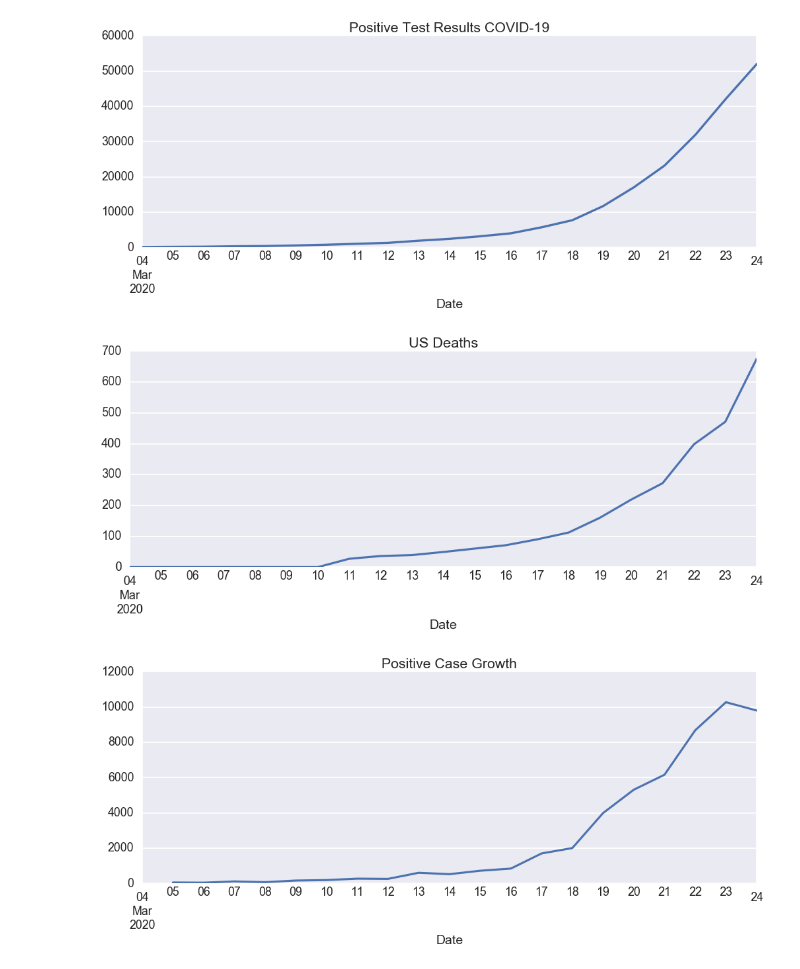
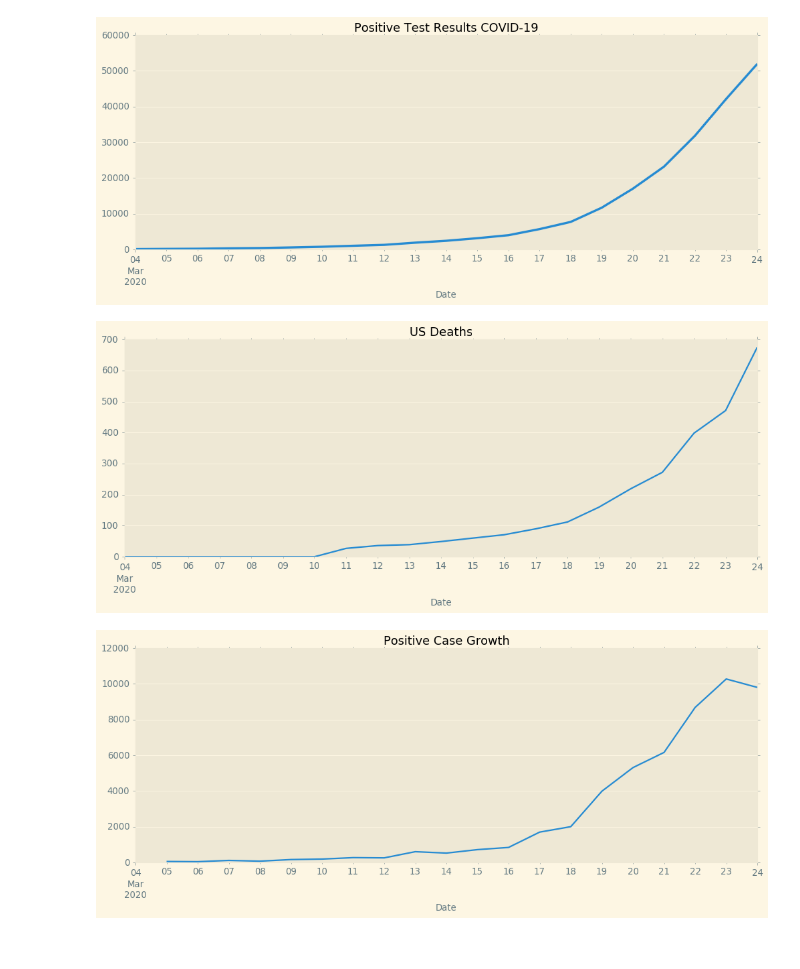
Before and after one commit to joelsewhere/covid-19, a Jupyter notebook: Coronavirus_data_tracker.ipynb, the cells around one changed output. Cells and saved outputs as stored; diff of their text form; code cells hidden in the pictures.

```diff
--- a/Coronavirus_data_tracker.ipynb
+++ b/Coronavirus_data_tracker.ipynb
@@ -140,7 +140,7 @@ plt.style.available
  'seaborn-deep']
 # %%
 ## Visualizations
-plt.style.use('seaborn-darkgrid')
+plt.style.use('Solarize_Light2')
 with open('coronavirus.json') as f:
     plotting = json.load(f)
 
@@ -221,33 +221,33 @@ today['positive_rate'] = today.Positive/today.Total
 
 rates = today.sort_values(by='positive_rate', ascending = False)
 rates = rates[['State', 'positive_rate', 'Deaths', 'Positive']]
 
 rates = rates.set_index('State')
 
 
 
 colors = [Color(pick_for=x).get_hex_l() for x in rates.index]
 
 fig = go.Figure([go.Bar(x=rates.index, y=rates.positive_rate, marker_color=colors)])
 fig.update_layout(
     title_text = 'Positive Test Rate',
     geo_scope='usa', # limite map scope to USA
 )
 fig.show()
 fig.write_image('images/positive_test_rate.png')
 
 rates['death_rate'] = rates.Deaths/rates.Positive
 
 rates = rates.sort_values(by='death_rate', ascending=False)
 
 fig = go.Figure([go.Bar(x=rates.index, y=rates.death_rate, marker_color=colors)])
 fig.update_layout(
     title_text = 'Mortality Rate',
     geo_scope='usa', # limite map scope to USA
 )
 fig.show()
 fig.write_image('images/mortality_rate.png')
 # %% [output]
-[figure, old version]
+[figure, new version]
-[figure, old version]
+[figure, new version]
-[figure, old version]
+[figure, new version]
```
Also changed, not shown: parts of 1 cell of this notebook, 7 other files.
